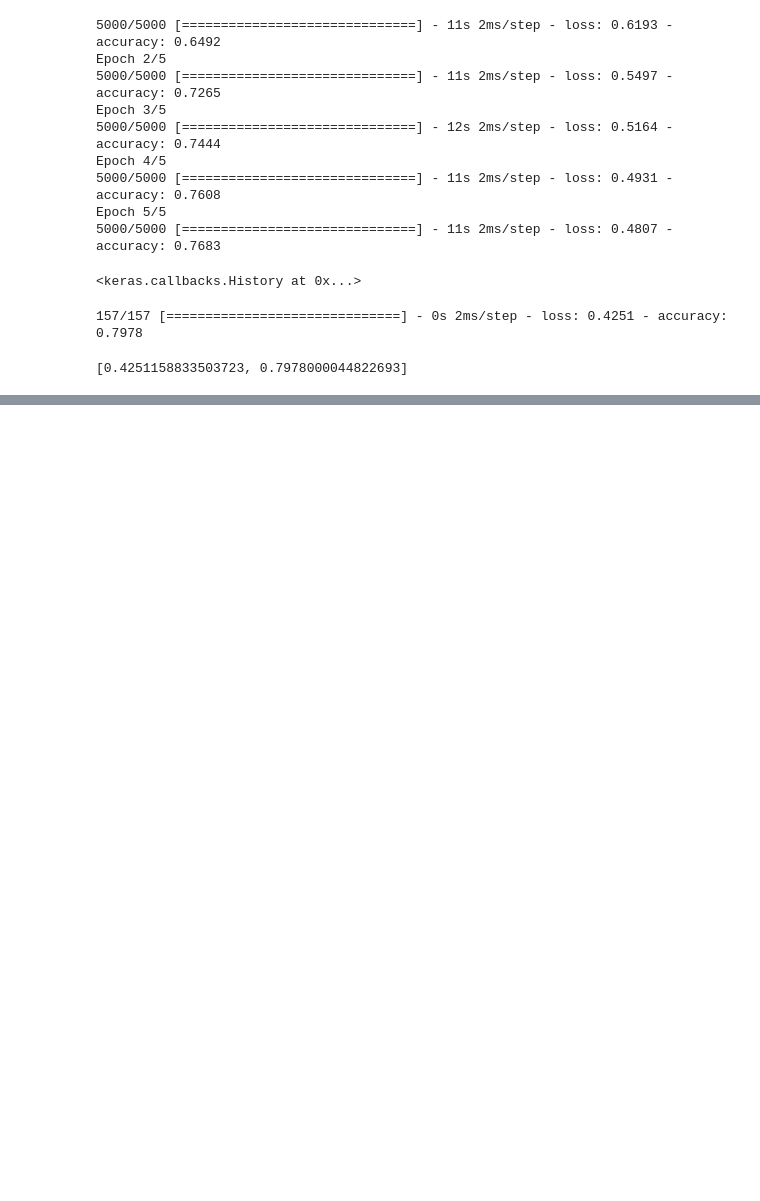
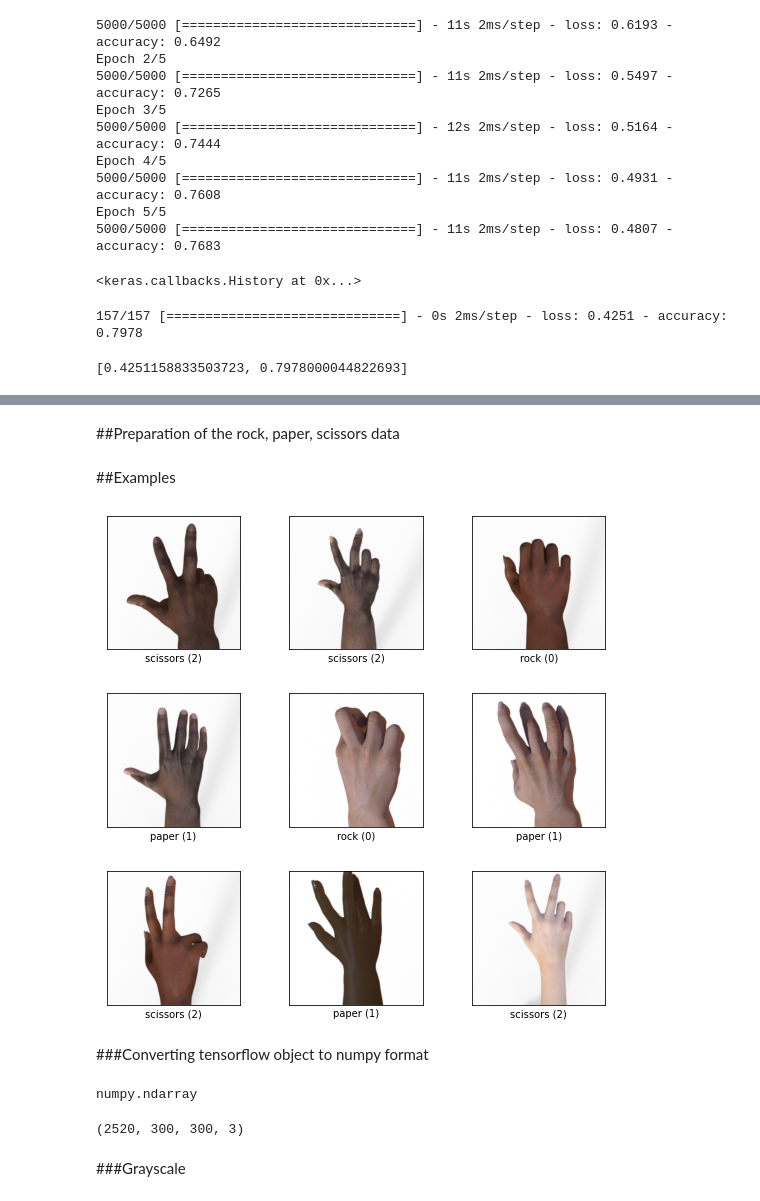
Before and after one commit to leadeeerq/Projects, a Jupyter notebook: NeuralNetworks.ipynb, the cells around one changed output, grey strips where cells are left out. Cells and saved outputs as stored; diff of their text form; code cells hidden in the pictures; blank space fills up the shorter version.

```diff
--- a/NeuralNetworks.ipynb
+++ b/NeuralNetworks.ipynb
@@ -262,0 +297,3 @@ model.evaluate(test_x, test_df.color.values)
+# %%
+builder = tfds.builder('rock_paper_scissors')
+builder.info
@@ -262,0 +318,2 @@ model.evaluate(test_x, test_df.color.values)
+# %% [markdown]
+##Preparation of the rock, paper, scissors data
@@ -262,0 +322,12 @@ model.evaluate(test_x, test_df.color.values)
+# %%
+ds_train = tfds.load(name = 'rock_paper_scissors', split = 'train')
+ds_test = tfds.load(name = 'rock_paper_scissors', split = 'test')
+# %% [markdown]
+##Examples
+# %%
+info = builder.info
+fig = tfds.show_examples(ds_train, info)
+# %% [output]
+[figure, added]
+# %% [markdown]
+###Converting tensorflow object to numpy format
@@ -262,0 +336,10 @@ model.evaluate(test_x, test_df.color.values)
+# %%
+type(train_images[0])
+# %% [output]
+numpy.ndarray
+# %%
+train_images.shape #Obrazy RGB
+# %% [output]
+(2520, 300, 300, 3)
+# %% [markdown]
+###Grayscale
```
Also changed, not shown: parts of 22 cells of this notebook.
